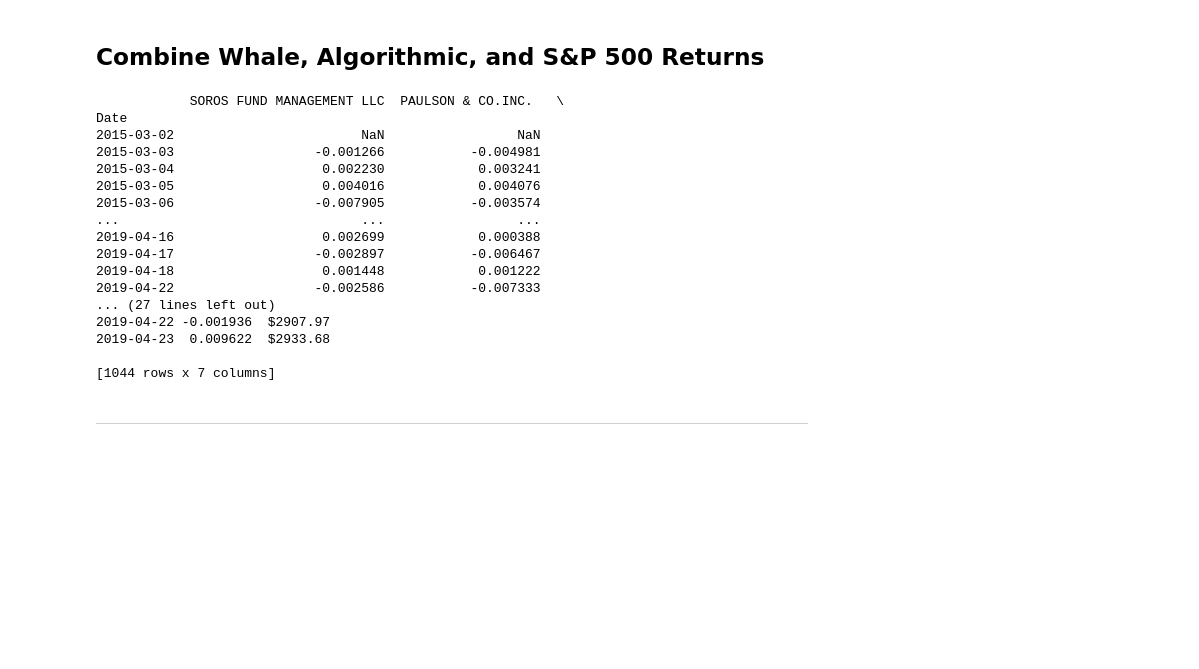
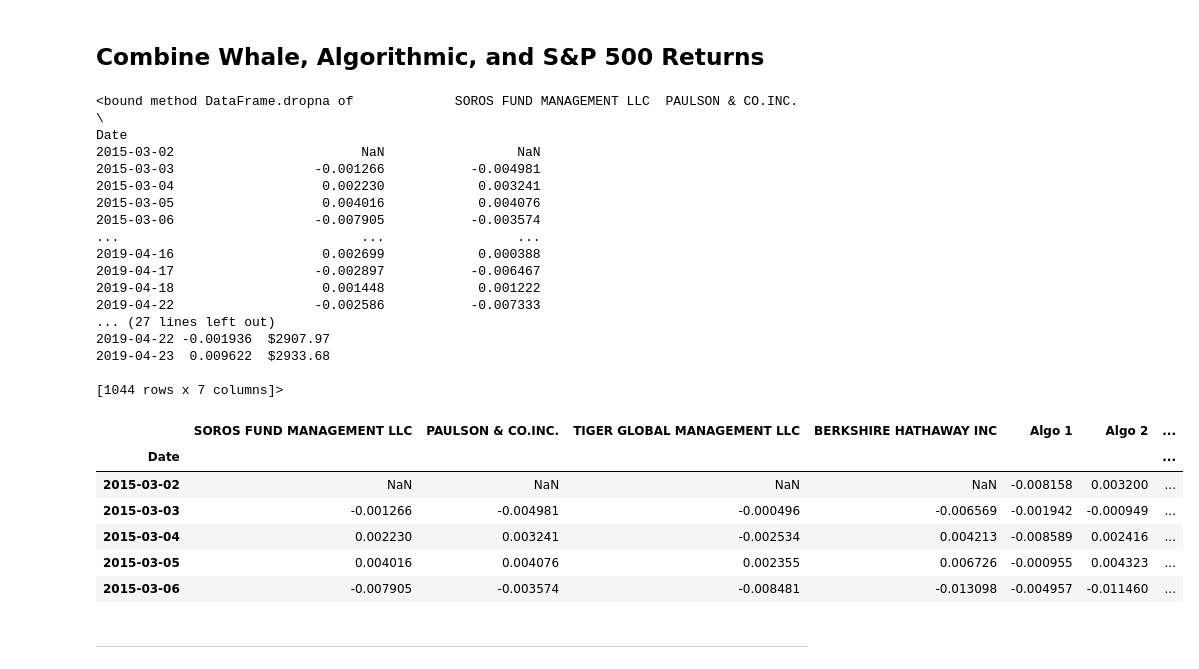
Before and after one commit to JamelBoyer/J_Boyer_Bootcamp, a Jupyter notebook: 02-Homework/04-Pandas/Instructions/Starter_Code/whale_analysis.ipynb, the cells around one changed output. Saved outputs shown, nothing was run; the diff lists cells and outputs as text; code cells hidden in the pictures; blank space fills up the shorter version.

Commit message:
adding data

```diff
--- a/02-Homework/04-Pandas/Instructions/Starter_Code/whale_analysis.ipynb
+++ b/02-Homework/04-Pandas/Instructions/Starter_Code/whale_analysis.ipynb
@@ -247,9 +247,11 @@ data_frame.head()
 # %%
 # Join Whale Returns, Algorithmic Returns, and the S&P 500 Returns into a single DataFrame with columns for each portfolio's returns.
 df = pd.concat([whale_returns, algo_returns,sp500_Closing_Prices], axis = "columns",join = "inner")
-print(df)
+
+
+df.dropna
 # %% [output]
-            SOROS FUND MANAGEMENT LLC  PAULSON & CO.INC.   \
+<bound method DataFrame.dropna of             SOROS FUND MANAGEMENT LLC  PAULSON & CO.INC.   \
 Date
 2015-03-02                        NaN                 NaN
 2015-03-03                  -0.001266           -0.004981
@@ -265,7 +267,19 @@ Date
 2019-04-22 -0.001936  $2907.97
 2019-04-23  0.009622  $2933.68
 
-[1044 rows x 7 columns]
+[1044 rows x 7 columns]>
+# %%
+df = df.copy()
+df["Close"] = df["Close"].str.replace("$", "")
+df.head()
+# %% [output]
+|  | SOROS FUND MANAGEMENT LLC | PAULSON & CO.INC. | TIGER GLOBAL MANAGEMENT LLC | BERKSHIRE HATHAWAY INC | Algo 1 | Algo 2 | ... |
+| Date |  |  |  |  |  |  | ... |
+| 2015-03-02 | NaN | NaN | NaN | NaN | -0.008158 | 0.003200 | ... |
+| 2015-03-03 | -0.001266 | -0.004981 | -0.000496 | -0.006569 | -0.001942 | -0.000949 | ... |
+| 2015-03-04 | 0.002230 | 0.003241 | -0.002534 | 0.004213 | -0.008589 | 0.002416 | ... |
+| 2015-03-05 | 0.004016 | 0.004076 | 0.002355 | 0.006726 | -0.000955 | 0.004323 | ... |
+| 2015-03-06 | -0.007905 | -0.003574 | -0.008481 | -0.013098 | -0.004957 | -0.011460 | ... |
 # %% [markdown]
 ---
 # %% [markdown]
```
Also changed, not shown: parts of 13 cells of this notebook.
